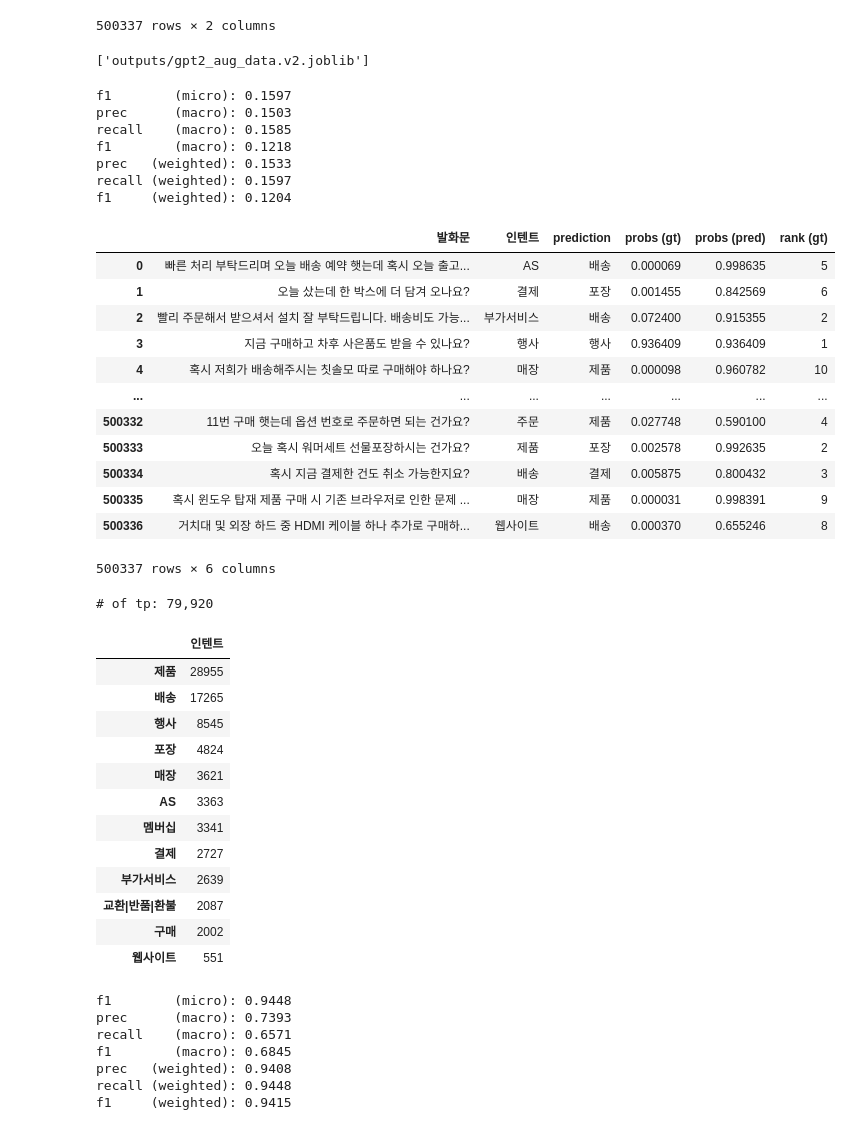
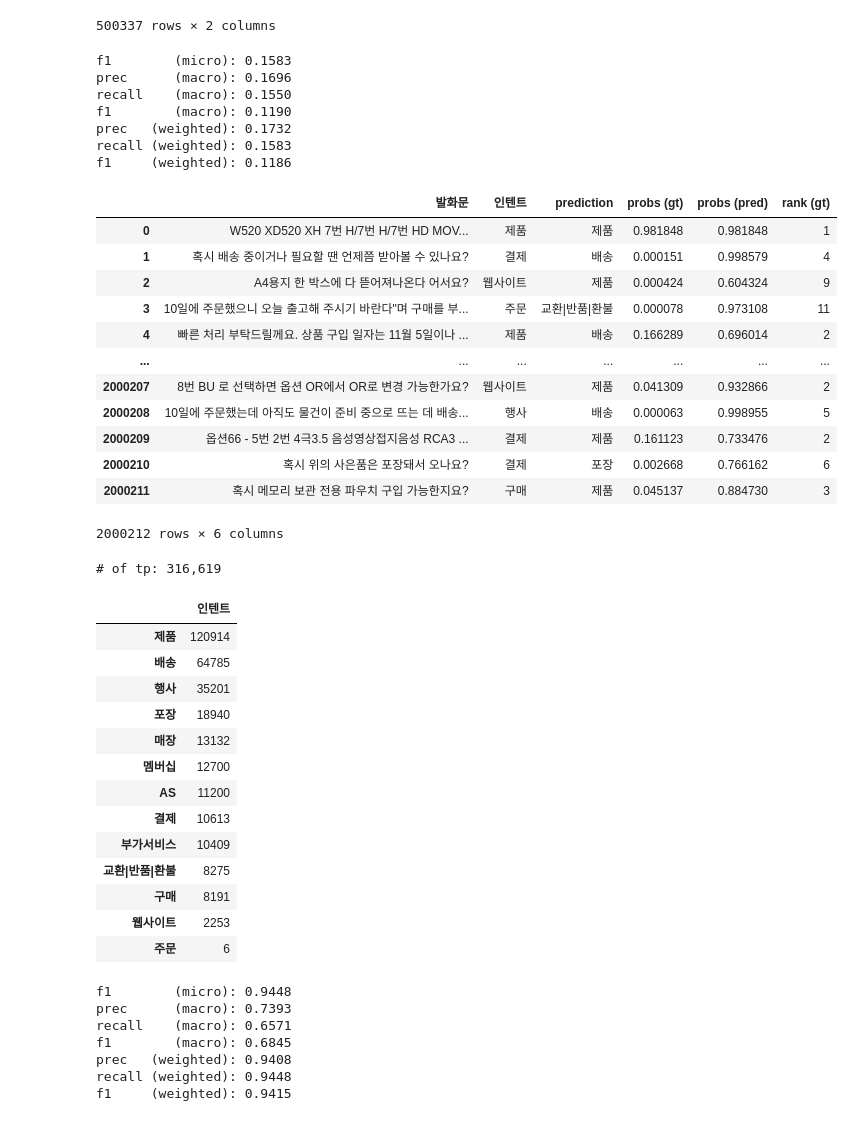
Before and after one commit to uoo723/BigStar-RnD-DA, a Jupyter notebook: notebooks/dev2.ipynb, the cells around one changed output. Drawn from its saved outputs; the diff is of its cells as text; code cells hidden in the pictures.

```diff
--- a/notebooks/dev2.ipynb
+++ b/notebooks/dev2.ipynb
@@ -800,32 +799,30 @@ Wall time: 3h 30min 12s
 | 500335 | 혹시 윈도우 탑재 제품 구매 시 기존 브라우저로 인한 문제 ... | 매장 |
 | 500336 | 거치대 및 외장 하드 중 HDMI 케이블 하나 추가로 구매하... | 웹사이트 |
 500337 rows × 2 columns
-# %%
-joblib.dump(aug_data, "outputs/gpt2_aug_data.v2.joblib")
-# %% [output]
-['outputs/gpt2_aug_data.v2.joblib']
+# %%
+aug_df = pd.read_csv("outputs/gpt2/aug_data.csv")
 # %%
-aug_result = predict(run_id="ca49adf0b85642a5bf22d86cfbe3782a", device=device, df=df)
-result_df = get_result_df(aug_result, df, le)
-result_df
+aug_result = predict(run_id="ca49adf0b85642a5bf22d86cfbe3782a", device=device, df=aug_df)
+aug_result_df = get_result_df(aug_result, aug_df, le)
+aug_result_df
 # %% [output]
-f1        (micro): 0.1597
-prec      (macro): 0.1503
-recall    (macro): 0.1585
-f1        (macro): 0.1218
-prec   (weighted): 0.1533
-recall (weighted): 0.1597
-f1     (weighted): 0.1204
+f1        (micro): 0.1583
+prec      (macro): 0.1696
+recall    (macro): 0.1550
+f1        (macro): 0.1190
+prec   (weighted): 0.1732
+recall (weighted): 0.1583
+f1     (weighted): 0.1186
 |  | 발화문 | 인텐트 | prediction | probs (gt) | probs (pred) | rank (gt) |
-| 0 | 빠른 처리 부탁드리며 오늘 배송 예약 햇는데 혹시 오늘 출고... | AS | 배송 | 0.000069 | 0.998635 | 5 |
-| 1 | 오늘 샀는데 한 박스에 더 담겨 오나요? | 결제 | 포장 | 0.001455 | 0.842569 | 6 |
-| 2 | 빨리 주문해서 받으셔서 설치 잘 부탁드립니다. 배송비도 가능... | 부가서비스 | 배송 | 0.072400 | 0.915355 | 2 |
-| 3 | 지금 구매하고 차후 사은품도 받을 수 있나요? | 행사 | 행사 | 0.936409 | 0.936409 | 1 |
-| 4 | 혹시 저희가 배송해주시는 칫솔모 따로 구매해야 하나요? | 매장 | 제품 | 0.000098 | 0.960782 | 10 |
+| 0 | W520 XD520 XH 7번 H/7번 H/7번 HD MOV... | 제품 | 제품 | 0.981848 | 0.981848 | 1 |
+| 1 | 혹시 배송 중이거나 필요할 땐 언제쯤 받아볼 수 있나요? | 결제 | 배송 | 0.000151 | 0.998579 | 4 |
+| 2 | A4용지 한 박스에 다 뜯어져나온다 어서요? | 웹사이트 | 제품 | 0.000424 | 0.604324 | 9 |
+| 3 | 10일에 주문했으니 오늘 출고해 주시기 바란다"며 구매를 부... | 주문 | 교환|반품|환불 | 0.000078 | 0.973108 | 11 |
+| 4 | 빠른 처리 부탁드릴께요. 상품 구입 일자는 11월 5일이나 ... | 제품 | 배송 | 0.166289 | 0.696014 | 2 |
 | ... | ... | ... | ... | ... | ... | ... |
-| 500332 | 11번 구매 햇는데 옵션 번호로 주문하면 되는 건가요? | 주문 | 제품 | 0.027748 | 0.590100 | 4 |
-| 500333 | 오늘 혹시 워머세트 선물포장하시는 건가요? | 제품 | 포장 | 0.002578 | 0.992635 | 2 |
-| 500334 | 혹시 지금 결제한 건도 취소 가능한지요? | 배송 | 결제 | 0.005875 | 0.800432 | 3 |
-| 500335 | 혹시 윈도우 탑재 제품 구매 시 기존 브라우저로 인한 문제 ... | 매장 | 제품 | 0.000031 | 0.998391 | 9 |
-| 500336 | 거치대 및 외장 하드 중 HDMI 케이블 하나 추가로 구매하... | 웹사이트 | 배송 | 0.000370 | 0.655246 | 8 |
+| 2000207 | 8번 BU 로 선택하면 옵션 OR에서 OR로 변경 가능한가요? | 웹사이트 | 제품 | 0.041309 | 0.932866 | 2 |
+| 2000208 | 10일에 주문했는데 아직도 물건이 준비 중으로 뜨는 데 배송... | 행사 | 배송 | 0.000063 | 0.998955 | 5 |
+| 2000209 | 옵션66 - 5번 2번 4극3.5 음성영상접지음성 RCA3 ... | 결제 | 제품 | 0.161123 | 0.733476 | 2 |
+| 2000210 | 혹시 위의 사은품은 포장돼서 오나요? | 결제 | 포장 | 0.002668 | 0.766162 | 6 |
+| 2000211 | 혹시 메모리 보관 전용 파우치 구입 가능한지요? | 구매 | 제품 | 0.045137 | 0.884730 | 3 |
-500337 rows × 6 columns
+2000212 rows × 6 columns
@@ -832,20 +831,21 @@ f1     (weighted): 0.1204
 # %%
 correct = np.where(aug_result['gt'] == aug_result['predictions'])[0]
 print(f"# of tp: {len(correct):,}")
-correct_df = result_df.loc[correct]
+correct_df = aug_result_df.loc[correct]
 pd.DataFrame(correct_df['인텐트'].value_counts())
 # %% [output]
-# of tp: 79,920
+# of tp: 316,619
 |  | 인텐트 |
-| 제품 | 28955 |
-| 배송 | 17265 |
-| 행사 | 8545 |
-| 포장 | 4824 |
-| 매장 | 3621 |
-| AS | 3363 |
-| 멤버십 | 3341 |
-| 결제 | 2727 |
-| 부가서비스 | 2639 |
-| 교환|반품|환불 | 2087 |
-| 구매 | 2002 |
-| 웹사이트 | 551 |
+| 제품 | 120914 |
+| 배송 | 64785 |
+| 행사 | 35201 |
+| 포장 | 18940 |
+| 매장 | 13132 |
+| 멤버십 | 12700 |
+| AS | 11200 |
+| 결제 | 10613 |
+| 부가서비스 | 10409 |
+| 교환|반품|환불 | 8275 |
+| 구매 | 8191 |
+| 웹사이트 | 2253 |
+| 주문 | 6 |
```
Also changed, not shown: parts of 35 cells of this notebook, 2 other files.
